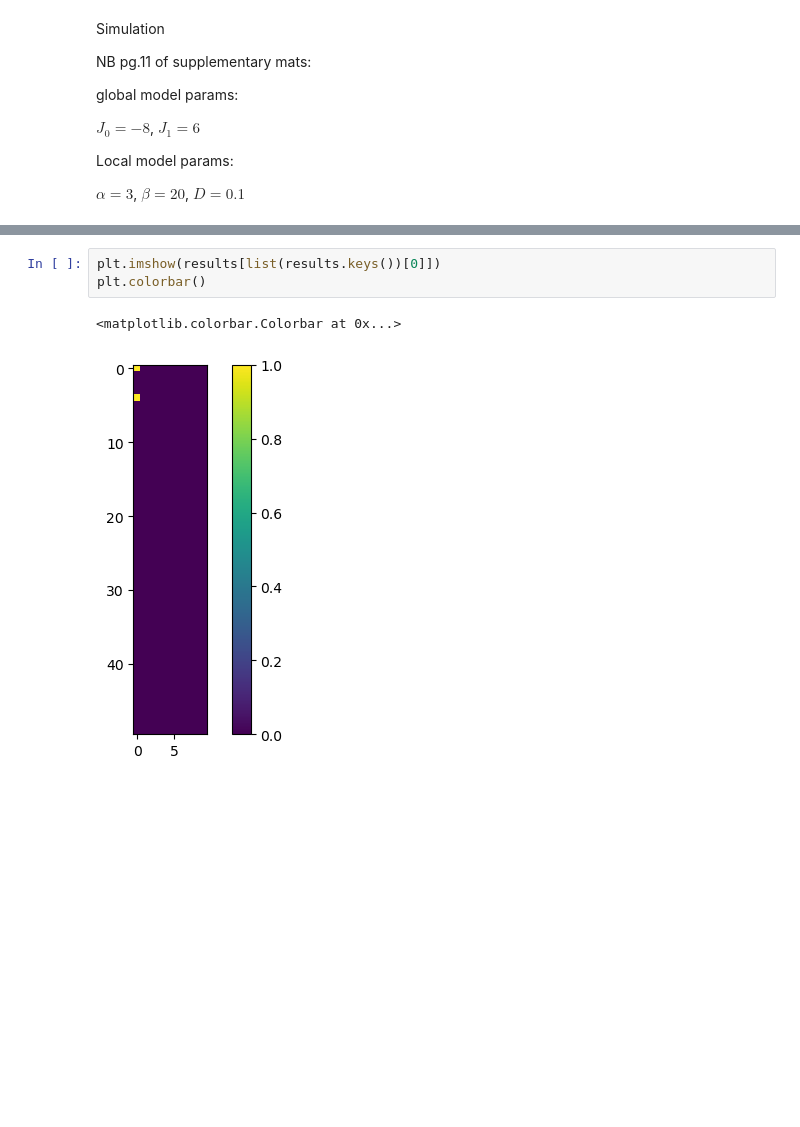
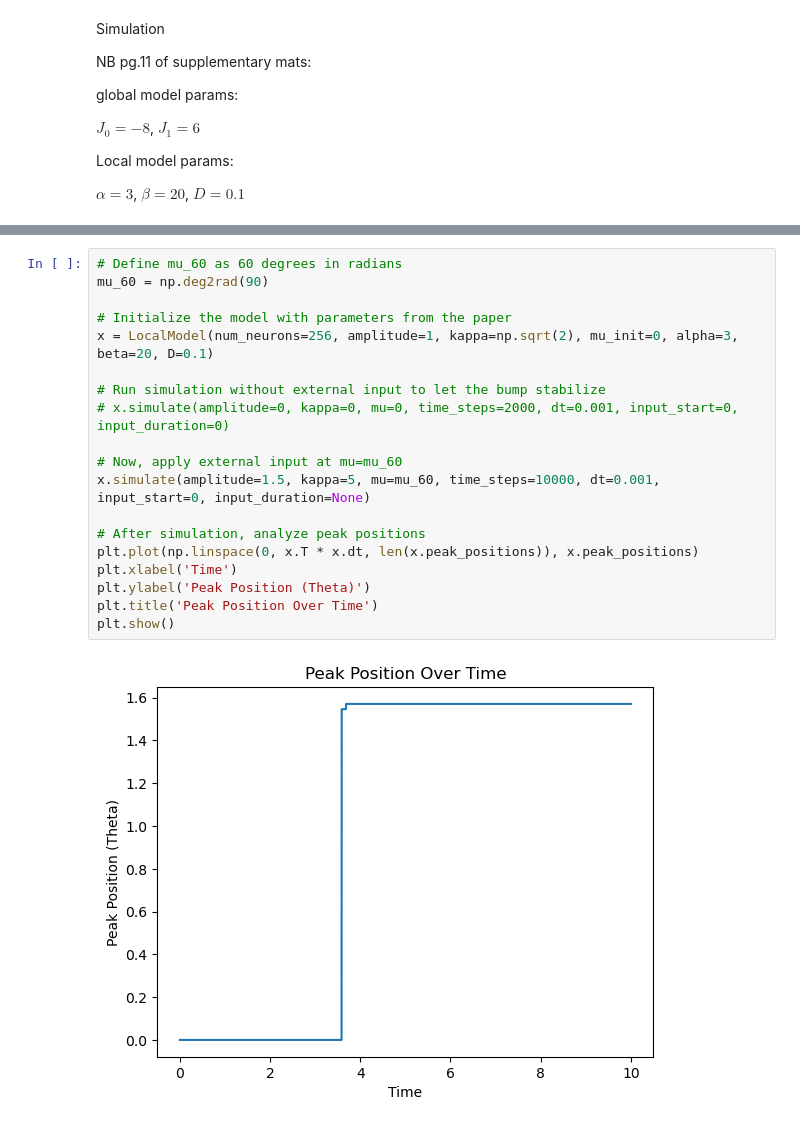
Before and after one commit to CEBangu/RingAttractor, a Jupyter notebook: python_ring/ideation.ipynb, the cells around one changed output, grey strips where cells are left out. Cells and saved outputs as stored; diff of their text form; blank space fills up the shorter version.

```diff
--- a/python_ring/ideation.ipynb
+++ b/python_ring/ideation.ipynb
@@ -392,9 +432,24 @@ results = generate_bifurcation_diagram(LocalModel(256, amplitude=1.0, kappa=kapp
 
 
 #FYI with fft it takes 1/3 of the time
-# %%
-plt.imshow(results[list(results.keys())[0]])
-plt.colorbar()
-# %% [output]
-<matplotlib.colorbar.Colorbar at 0x...>
-[figure, removed]
+# %%
+# Define mu_60 as 60 degrees in radians
+mu_60 = np.deg2rad(90)
+
+# Initialize the model with parameters from the paper
+x = LocalModel(num_neurons=256, amplitude=1, kappa=np.sqrt(2), mu_init=0, alpha=3, beta=20, D=0.1)
+
+# Run simulation without external input to let the bump stabilize
+# x.simulate(amplitude=0, kappa=0, mu=0, time_steps=2000, dt=0.001, input_start=0, input_duration=0)
+
+# Now, apply external input at mu=mu_60
+x.simulate(amplitude=1.5, kappa=5, mu=mu_60, time_steps=10000, dt=0.001, input_start=0, input_duration=None)
+
+# After simulation, analyze peak positions
+plt.plot(np.linspace(0, x.T * x.dt, len(x.peak_positions)), x.peak_positions)
+plt.xlabel('Time')
+plt.ylabel('Peak Position (Theta)')
+plt.title('Peak Position Over Time')
+plt.show()
+# %% [output]
+[figure, added]
```
Also changed, not shown: parts of 8 cells of this notebook.
